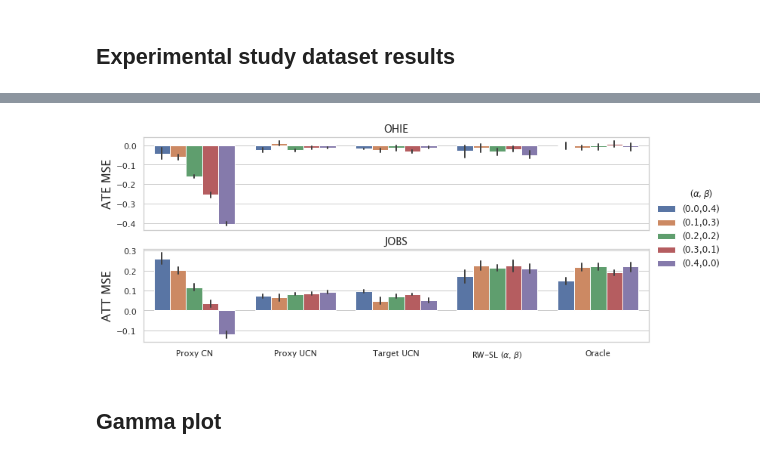
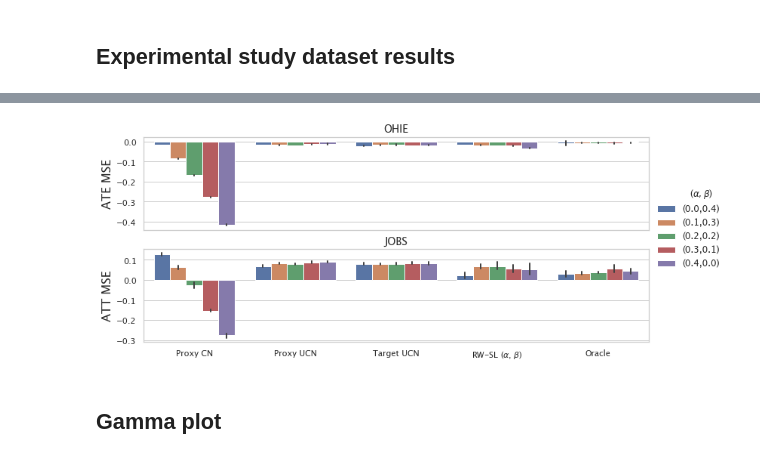
Before and after one commit to lguerdan/counterfactual-decision-support, a Jupyter notebook: notebook_results.ipynb, the cells around one changed output, grey strips where cells are left out. Cells and saved outputs as stored; diff of their text form; code cells hidden in the pictures.

```diff
--- a/notebook_results.ipynb
+++ b/notebook_results.ipynb
@@ -152,8 +116,9 @@ Name: ate_hat, dtype: float64
 # %%
 
-ohie_df = get_ate_result_df('NR_erm_ohie_crossfit_oracle_params_R10')
-jobs_df = get_ate_result_df('NATE_erm_realworld_crossfit_oracle_params_R10')
+exp_df = get_ate_result_df('NATE_erm_ohiejobs_crossfit_oracle_params_R10')
+ohie_df = exp_df[exp_df['benchmark'] == 'ohie']
 
+jobs_df = get_ate_result_df('NATE_erm_jobs_crossfit_oracle_params_R10')
 
 
 disp_names = {
@@ -164,38 +129,39 @@ disp_names = {
     'Proxy Oracle': r'$f_{Y_t}$',
     'OBS Oracle': 'Target UCN',
     'OBS': 'Proxy UCN',
-    'RW-SL (learned)' : r'RW-SL ($\hat{\alpha}$, $\hat{\beta}$)'
+    'RW-SL (learned)' : r'RW-SL ($\hat{\alpha}$, $\hat{\beta}$)',
+    'SL' : r'SL ($\hat{\alpha}$, $\hat{\beta}$)'
 }
 
 
-include_baselines = ['Target Oracle', 'RW-SL', 'COM', 'OBS Oracle', 'OBS']
+include_baselines = ['Target Oracle', 'RW-SL', 'SL', 'COM', 'OBS Oracle', 'OBS']
 ohie_df = ohie_df[ohie_df['baseline'].isin(include_baselines)]
 jobs_df = jobs_df[jobs_df['baseline'].isin(include_baselines)]
 
 ohie_df = ohie_df.sort_values(by=['baseline', 'alpha_0'], ascending=True)
 jobs_df = jobs_df.sort_values(by=['baseline', 'alpha_0'], ascending=True)
 
 fig, (ax1, ax2) = plt.subplots(2, 1, figsize=(12, 5), sharex=True)
 
 g = sns.barplot(data=ohie_df, x='baseline', y='ate_error', hue='param', ci=68, errwidth=2, ax=ax1)
 ax1.set_xlabel("")
 ax1.set_ylabel('ATE MSE')
 ax1.set_title('OHIE')
 g.legend().set_visible(False)
 
 g = sns.barplot(data=jobs_df, x='baseline', y='ate_error', hue='param', ci=68, errwidth=2, ax=ax2)
 plt.xlabel("")
 ax2.set_ylabel('ATT MSE')
 ax2.set_title('JOBS')
 ax2.legend( title=r"         ($\alpha, \beta$)", bbox_to_anchor=(1, 1.75))
 
 
 handles, labels = plt.gca().get_legend_handles_labels()
 labels = [disp_names[item.get_text()] for item in ax2.get_xticklabels()]
 ax2.set_xticklabels(labels)
 
 plt.savefig('figs/mse_plots.png', dpi=500, bbox_inches = "tight")
 # %% [output]
-[figure, old version]
+[figure, new version]
 # %% [markdown]
 ## Gamma plot
```
Also changed, not shown: parts of 12 cells of this notebook, 4 other files.
